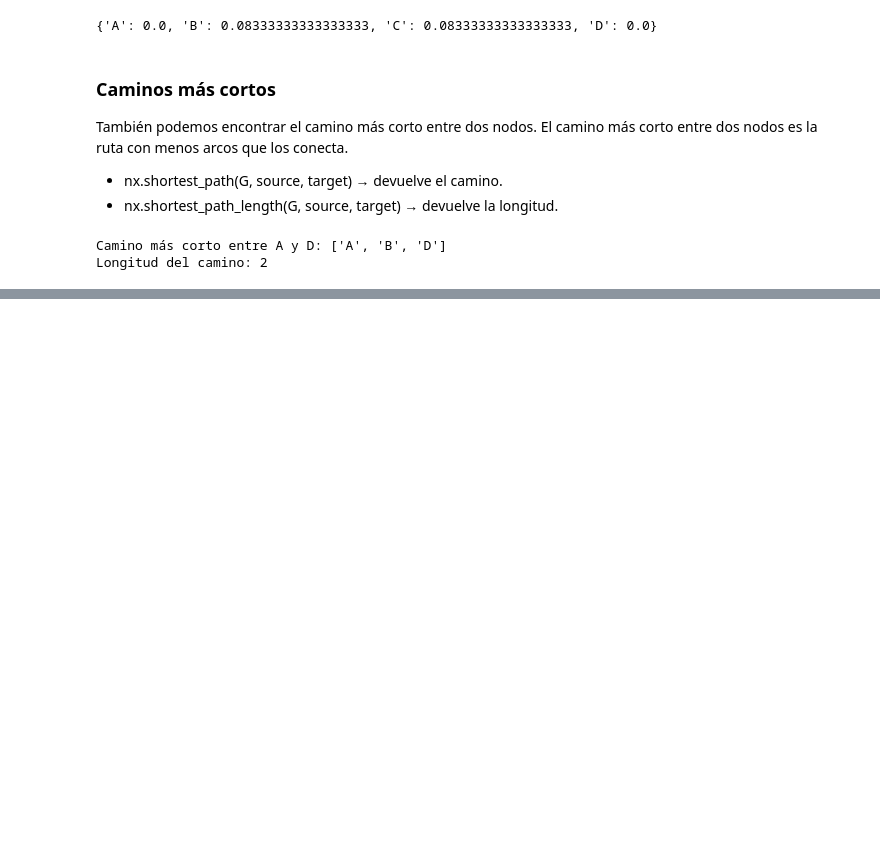
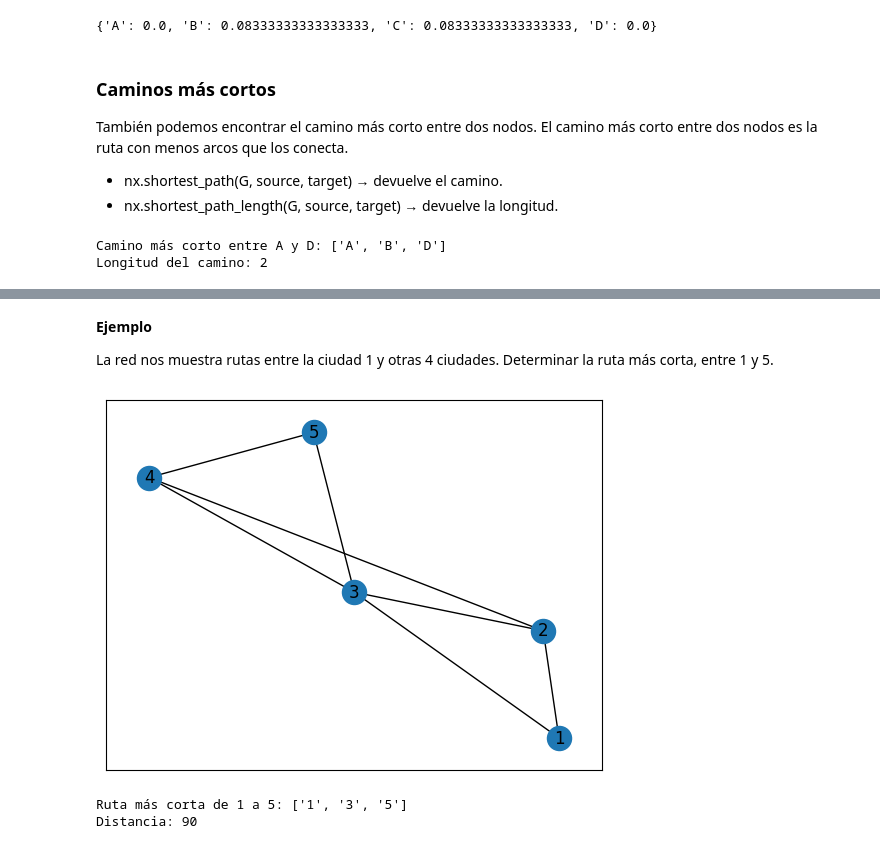
Before and after one commit to vanecornejo/Investigacion-de-operaciones, a Jupyter notebook: Modelos de redes.ipynb, the cells around one changed output, grey strips where cells are left out. Cells and saved outputs as stored; diff of their text form; code cells hidden in the pictures; blank space fills up the shorter version.

```diff
--- a/Modelos de redes.ipynb
+++ b/Modelos de redes.ipynb
@@ -93,0 +169,28 @@ Longitud del camino: 2
+# %% [markdown]
+**Ejemplo**
+
+
+La red nos muestra rutas entre la ciudad 1 y otras 4 ciudades. Determinar la ruta más corta, entre 1 y 5.
+# %%
+# Crear un grafo de ejemplo
+G2 = nx.Graph()
+G2.add_edge('1', '2', capacity=1, weight=100)
+G2.add_edge('1', '3', capacity=1, weight=30)
+G2.add_edge('2', '3', capacity=1, weight=20)
+G2.add_edge('2', '4', capacity=1, weight=15)
+G2.add_edge('3', '4', capacity=1, weight=10)
+G2.add_edge('3', '5', capacity=1, weight=60)
+G2.add_edge('4', '5', capacity=1, weight=50)
+
+G2
+nx.draw_networkx(G2)
+# %% [output]
+[figure, added]
+# %%
+# Queremos la ruta más corta de '1' y cada una de las otras ciudades
+path, dist = shortest_path(G2, '1', '5')
+print("Ruta más corta de 1 a 5:", path)
+print("Distancia:", dist)
+# %% [output]
+Ruta más corta de 1 a 5: ['1', '3', '5']
+Distancia: 90
```
Also changed, not shown: parts of 9 cells of this notebook.
